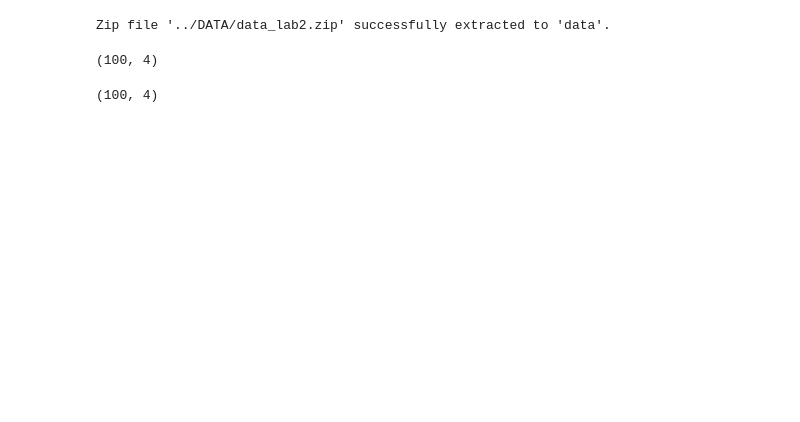
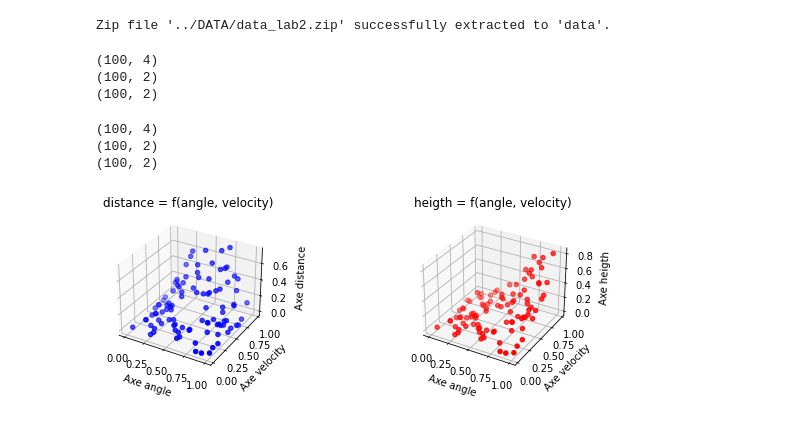
Before and after one commit to kyebinan/Deep_Learning_KTH, a Jupyter notebook: LAB2/notebook3.ipynb, the cells around one changed output. Cells and saved outputs as stored; diff of their text form; code cells hidden in the pictures; blank space fills up the shorter version.

```diff
--- a/LAB2/notebook3.ipynb
+++ b/LAB2/notebook3.ipynb
@@ -458,12 +459,47 @@ Zip file '../DATA/data_lab2.zip' successfully extracted to 'data'.
 # %%
 file_path = './data/ballist.dat'
 data_train = utils.extract_data_to_numpy(file_path)
+X_train = data_train[:, :2]
+y_train = data_train[:, 2:]
 print(data_train.shape)
+print(X_train.shape)
+print(y_train.shape)
 # %% [output]
 (100, 4)
+(100, 2)
+(100, 2)
 # %%
 file_path = './data/balltest.dat'
 data_test = utils.extract_data_to_numpy(file_path)
+X_test = data_test[:, :2]
+y_test = data_test[:, 2:]
 print(data_test.shape)
+print(X_test.shape)
+print(y_test.shape)
 # %% [output]
 (100, 4)
+(100, 2)
+(100, 2)
+# %%
+# 3D plotting
+fig = plt.figure(figsize=(10, 3))
+ax = fig.add_subplot(121, projection='3d')
+ax.scatter(X_train[:,0], X_train[:,1], y_train[:,0], c='blue', marker='o')
+# add axes
+ax.set_xlabel('Axe angle')
+ax.set_ylabel('Axe velocity')
+ax.set_zlabel('Axe distance')
+plt.title('distance = f(angle, velocity)')
+
+ax = fig.add_subplot(122, projection='3d')
+ax.scatter(X_train[:,0], X_train[:,1], y_train[:,1], c='red', marker='o')
+# add axes
+ax.set_xlabel('Axe angle')
+ax.set_ylabel('Axe velocity')
+ax.set_zlabel('Axe heigth')
+plt.title('heigth = f(angle, velocity)')
+
+
+plt.show()
+# %% [output]
+[figure, added]
```
Also changed, not shown: parts of 17 cells of this notebook.
